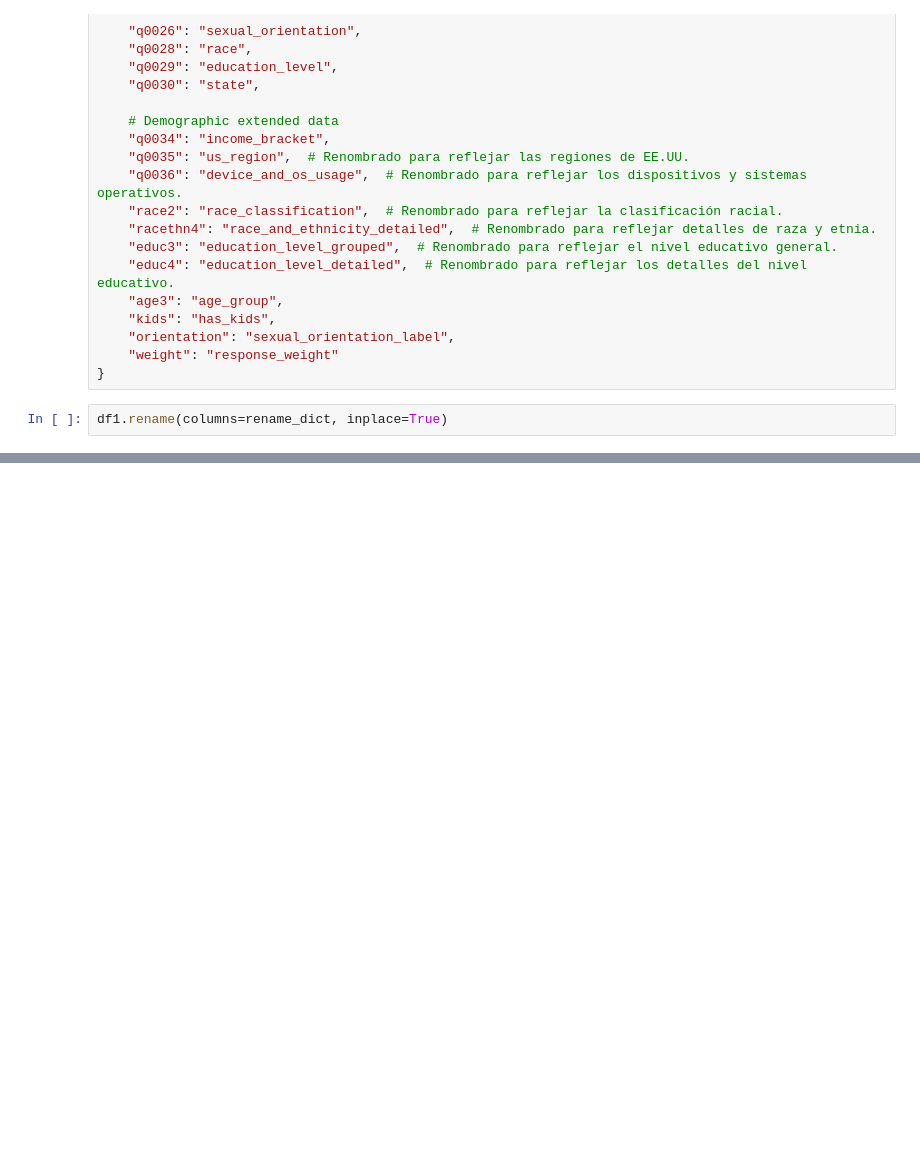
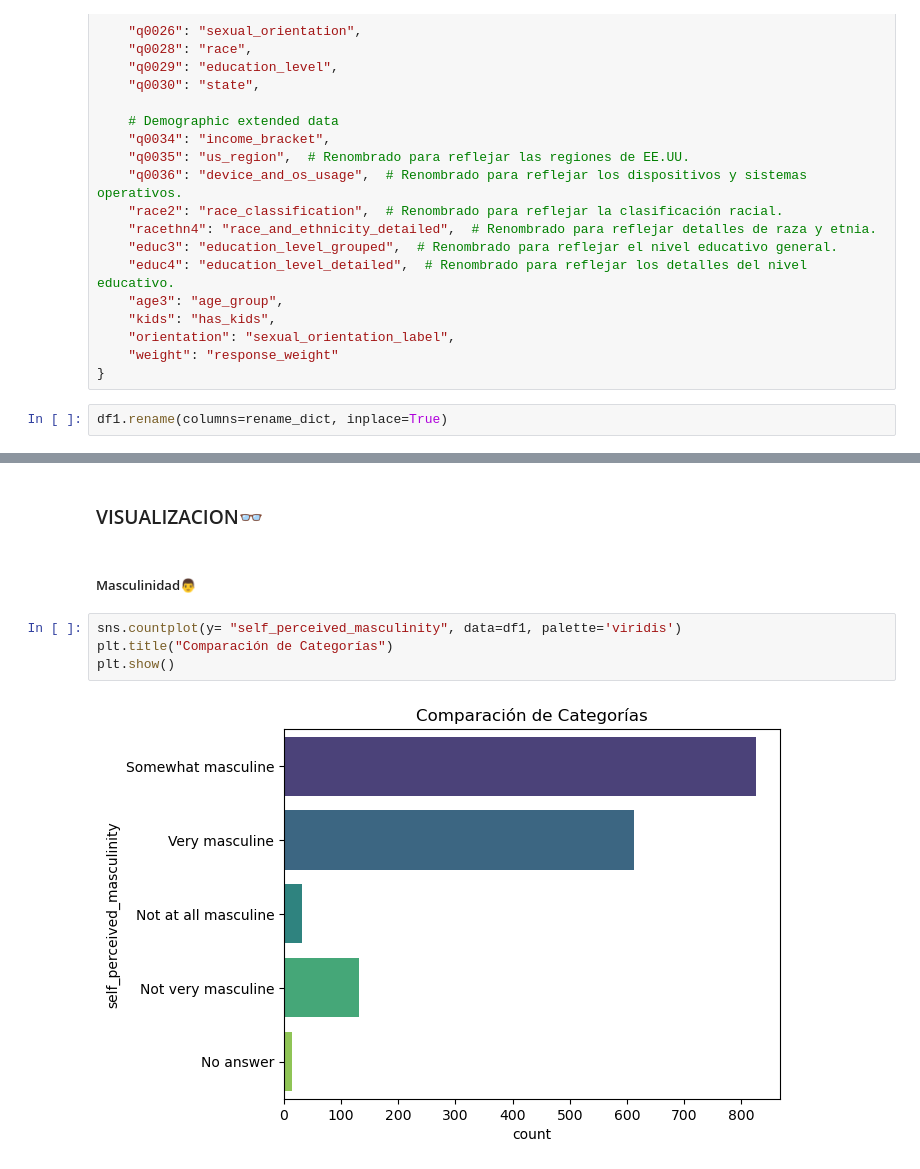
Before and after one commit to NuriaSalasVazquez/da-project-promo-49-modulo-4-team-9, a Jupyter notebook: EDA.ipynb, the cells around one changed output, grey strips where cells are left out. Saved outputs shown, nothing was run; the diff lists cells and outputs as text; blank space fills up the shorter version.

```diff
--- a/EDA.ipynb
+++ b/EDA.ipynb
@@ -259,0 +299,10 @@ memory usage: 1.2+ MB
+# %% [markdown]
+### VISUALIZACION👓
+# %% [markdown]
+##### Masculinidad👨
+# %%
+sns.countplot(y= "self_perceived_masculinity", data=df1, palette='viridis')
+plt.title("Comparación de Categorías")
+plt.show()
+# %% [output]
+[figure, added]
```
Also changed, not shown: parts of 16 cells of this notebook, 1 other file.
